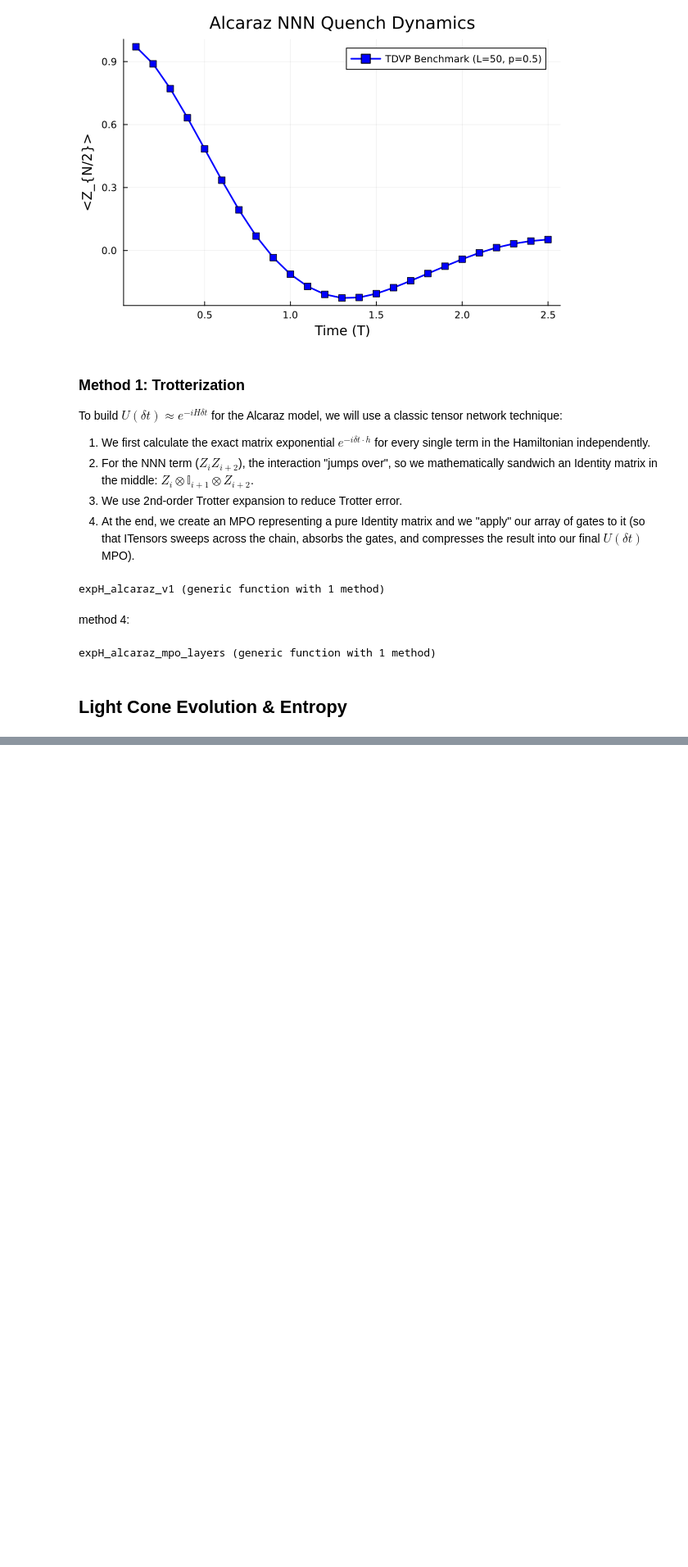
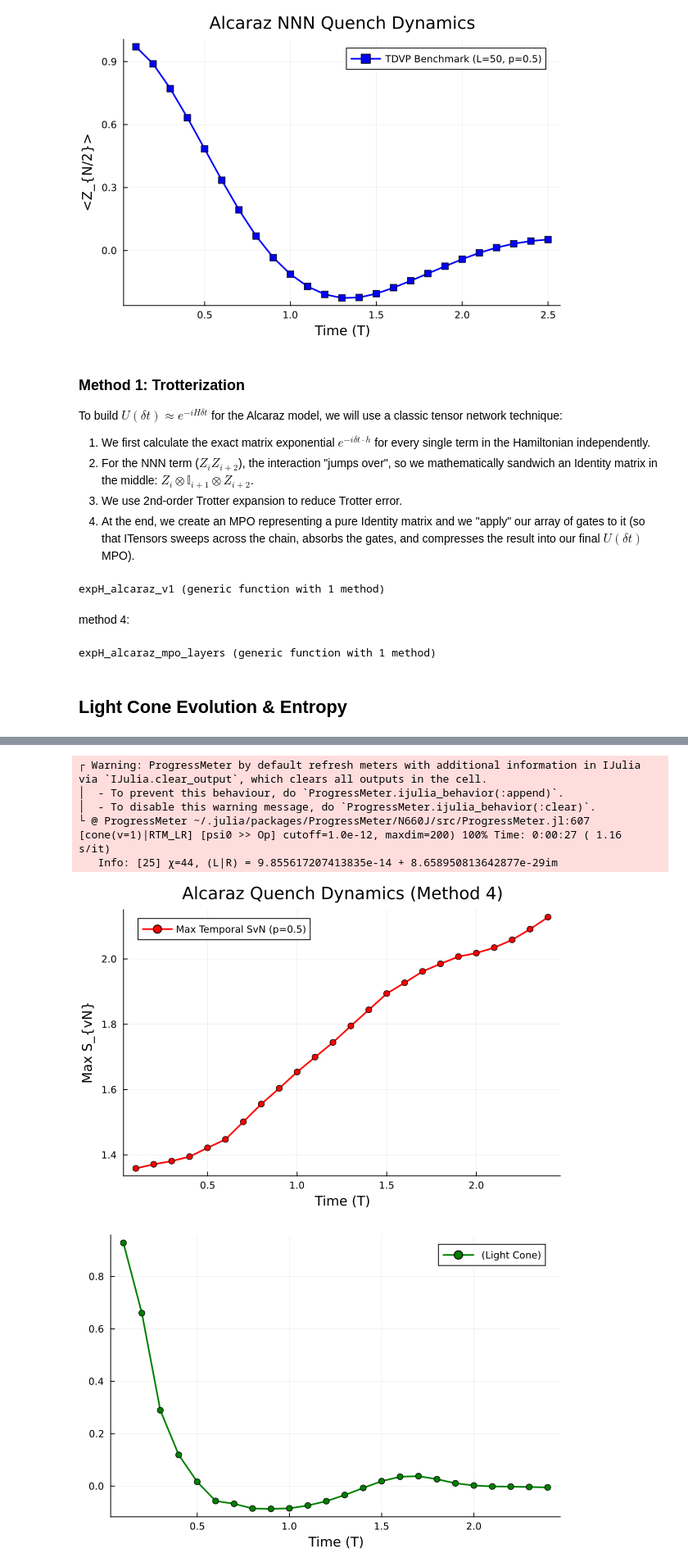
Before and after one commit to jmarquezol/QuantumMaster, a Jupyter notebook: master_thesis/NNN_crit_model_v2.ipynb, the cells around one changed output, grey strips where cells are left out. Shown at 82% size. Drawn from its saved outputs; the diff is of its cells as text; code cells hidden in the pictures; blank space fills up the shorter version.

```diff
--- a/master_thesis/NNN_crit_model_v2.ipynb
+++ b/master_thesis/NNN_crit_model_v2.ipynb
@@ -351,0 +291,76 @@ display(p2)
+# %%
+# Initial State (for Light Cone)
+s = Index(2, "S=1/2")
+bl = ITensor(ComplexF64, s)
+bl[s => 1] = 1.0 + 0.0im  # Starting in the "Up" state
+
+# Folded W Blocks
+mp_alcaraz = AlcarazModel(lambda, p, s)
+tp = tMPOParams(dt, expH_alcaraz_mpo_layers, mp_alcaraz, 0, bl)
+fb = FoldtMPOBlocks(tp)
+
+# Cone Parameters
+t_params = TruncParams(cutoff, maxdim, "left")
+
+cp = ConeParams(
+    truncp = t_params,
+    opt_method = "RTM_LR",
+    vwidth = 1
+)
+
+# Checkpoint to measure Von Neumann Entropy
+chk = DoCheckpoint(
+    "cp_alcaraz_entropy.jld2";
+    params=tp,
+    save_at=0,
+    observables = (
+        SvN = s -> vn_entanglement_entropy(s.R),
+        Z_normed = s -> real(
+            first(compute_expvals(s.L, s.R, ["Z"], s.b)["Z"]) /
+            first(compute_expvals(s.L, s.R, ["Id"], s.b)["Id"])
+        )
+    )
+)
+
+# Running simulation
+init_mps = init_cone(fb, 1)
+Nt_final = Int(round(T_max / dt))
+
+L_final, R_final, checkpt = run_cone(init_mps, fb, cp, chk, Nt_final)
+
+# Entropy
+svn_vals_raw = checkpt.history[:SvN]
+svn_max = [maximum(real(v)) for v in svn_vals_raw]
+
+#
+z_vals = checkpt.history[:Z_normed]
+
+times_plot = [n * dt for n in 1:length(svn_max)]
+
+# Plot Ent Entropy
+p1 = plot(times_plot, svn_max,
+     label="Max Temporal SvN (p=$p)",
+     xlabel="Time (T)",
+     ylabel="Max S_{vN}",
+     lw=2, color=:red, marker=:circle,
+     title="Alcaraz Quench Dynamics (Method 4)")
+
+display(p1)
+
+# Plot
+p2 = plot(times_plot, z_vals,
+     label=" (Light Cone)",
+     xlabel="Time (T)",
+     ylabel="",
+     lw=2, color=:green, marker=:circle)
+
+display(p2)
+# %% [output]
+┌ Warning: ProgressMeter by default refresh meters with additional information in IJulia via `IJulia.clear_output`, which clears all outputs in the cell.
+│  - To prevent this behaviour, do `ProgressMeter.ijulia_behavior(:append)`.
+│  - To disable this warning message, do `ProgressMeter.ijulia_behavior(:clear)`.
+└ @ ProgressMeter ~/.julia/packages/ProgressMeter/N660J/src/ProgressMeter.jl:607
+[cone(v=1)|RTM_LR] [psi0 >> Op] cutoff=1.0e-12, maxdim=200) 100% Time: 0:00:27 ( 1.16  s/it)
+   Info: [25] χ=44, (L|R) = 9.855617207413835e-14 + 8.658950813642877e-29im
+[figure, added]
+[figure, added]
```
Also changed, not shown: parts of 5 cells of this notebook, 4 other files.
